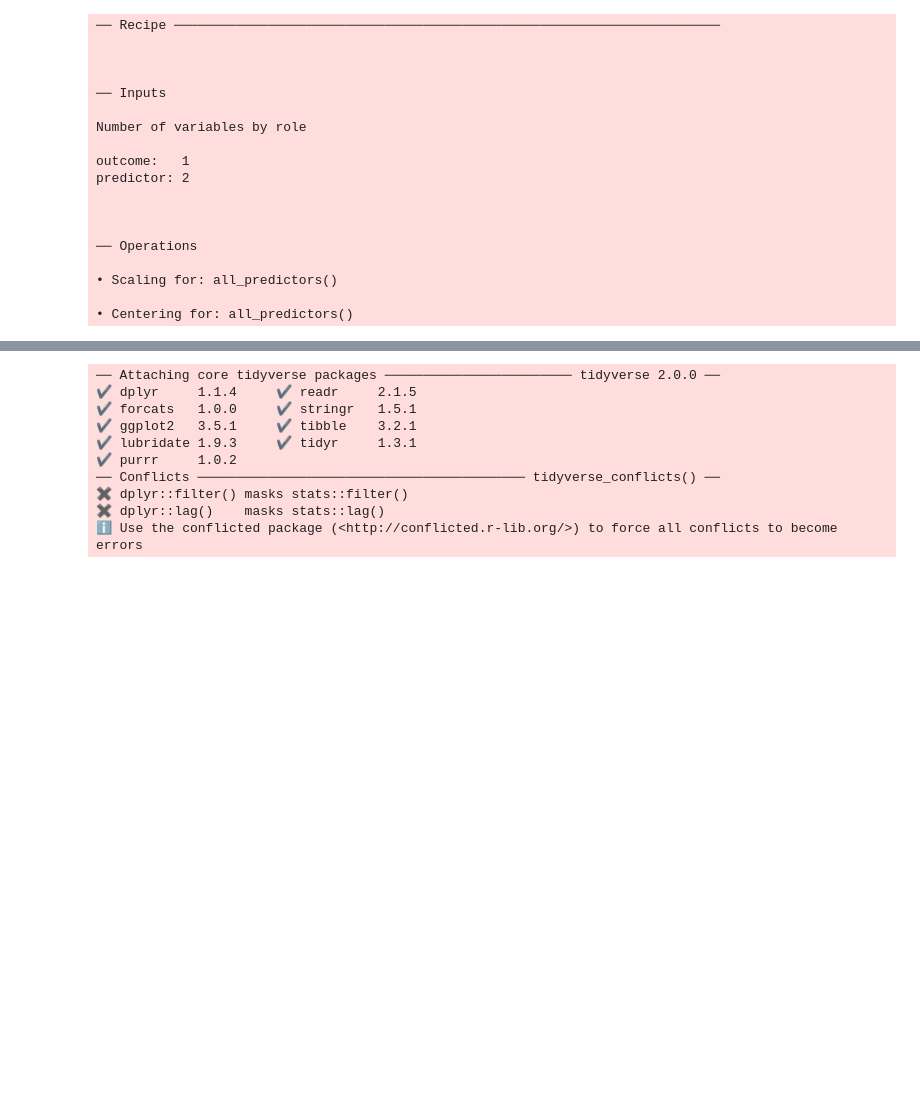
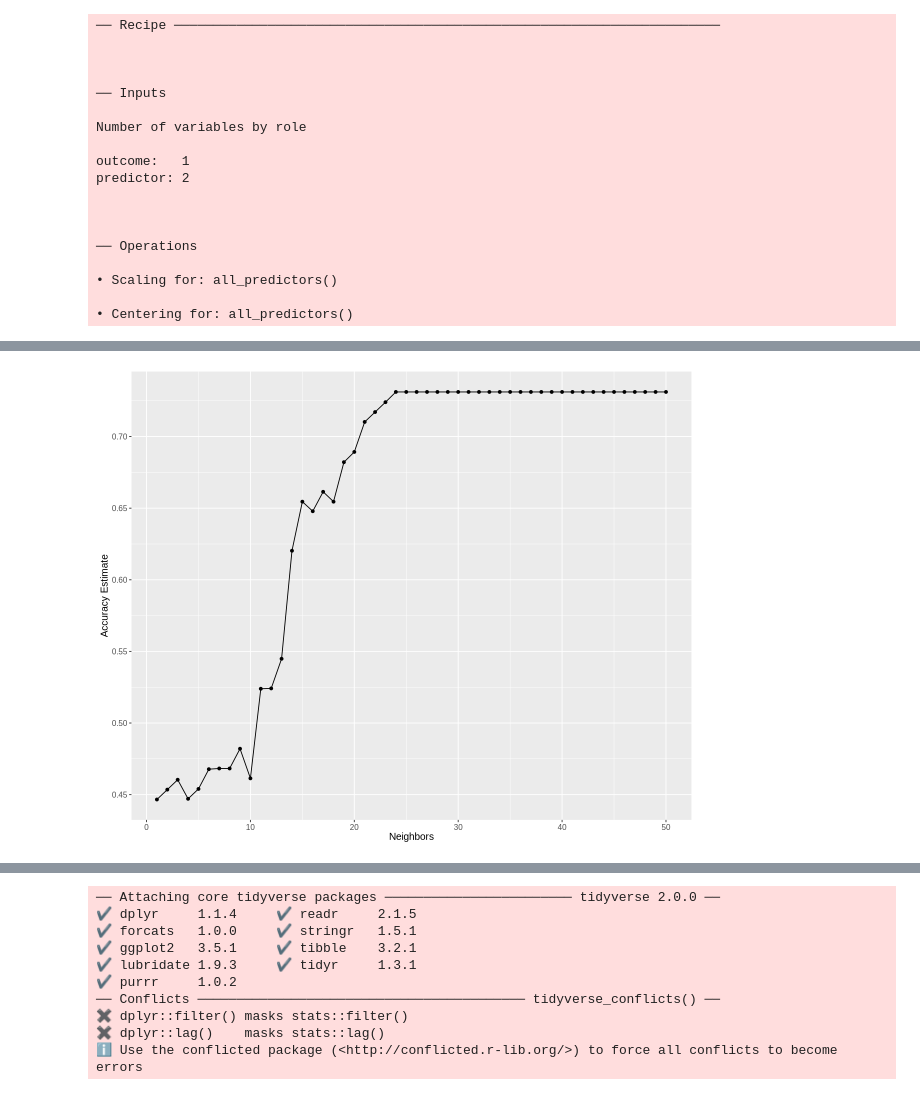
Before and after one commit to emmah47/dsci-group-project, a Jupyter notebook: Individual.ipynb, the cells around one changed output, grey strips where cells are left out. Saved outputs shown, nothing was run; the diff lists cells and outputs as text; code cells hidden in the pictures; blank space fills up the shorter version.

```diff
--- a/Individual.ipynb
+++ b/Individual.ipynb
@@ -192,5 +216,5 @@ players_test <- testing(players_split)
 # %%
-players_recipe <- recipe(subscribe ~ played_hours + Age, data = players_train) |>
+players_recipe <- recipe(subscribe ~ played_hours + experience, data = players_train) |>
   step_scale(all_predictors()) |>
   step_center(all_predictors())
 
@@ -214,3 +238,21 @@ predictor: 2
 • Scaling for: all_predictors()
 
 • Centering for: all_predictors()
+# %%
+set.seed(1)
+
+players_vfold <- vfold_cv(players_train, v = 5, strata = subscribe)
+grid_vals <- tibble(neighbors = seq(1, 50, 1))
+
+cv_results <- workflow() |>
+                  add_recipe(players_recipe) |>
+                  add_model(knn_spec) |>
+                  tune_grid(resamples = players_vfold, grid = grid_vals)
+
+vfold_metrics <- cv_results |>
+                  collect_metrics()
+
+accuracies <- vfold_metrics |>
+  filter(.metric == "accuracy")
+
+accuracies
@@ -216,0 +279,10 @@ predictor: 2
+# %%
+accuracy_vs_k <- ggplot(accuracies, aes(x = neighbors, y = mean)) +
+  geom_point() +
+  geom_line() +
+  labs(x = "Neighbors", y = "Accuracy Estimate") +
+  theme(text = element_text(size = 12))
+
+accuracy_vs_k
+# %% [output]
+[figure, added]
```
Also changed, not shown: parts of 18 cells of this notebook.
